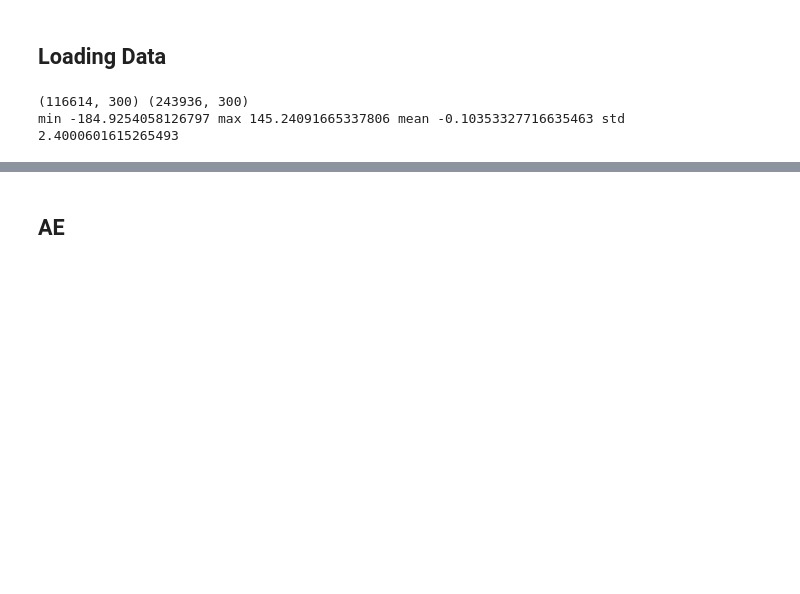
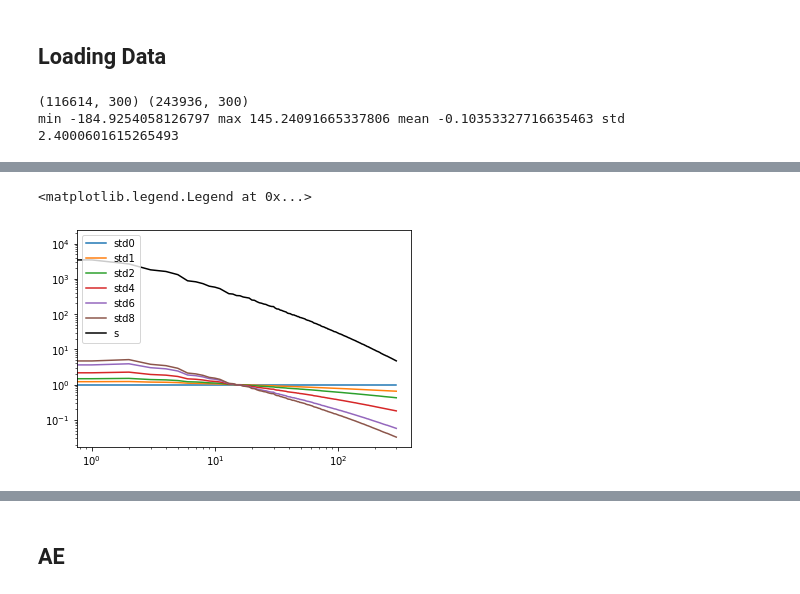
Before and after one commit to ViskaWei/AE, a Jupyter notebook: nb/explore_simple_ae_pipeline.ipynb, the cells around one changed output, grey strips where cells are left out. Cells and saved outputs as stored; diff of their text form; code cells hidden in the pictures; blank space fills up the shorter version.

```diff
--- a/nb/explore_simple_ae_pipeline.ipynb
+++ b/nb/explore_simple_ae_pipeline.ipynb
@@ -57,2 +45,0 @@ plt.plot(flux1[10])
-# %%
-std300 = flux1.std(axis=0)
@@ -60,0 +76,12 @@ flux_std = flux1 / std300
+# %%
+for rate in [0.0, 0.1, 0.2, 0.4, 2/3, 0.8]:
+    name = str(rate)[-1]
+    plt.plot(std300**rate, label=f'std{name}')
+
+plt.plot(s[:300]**0.5,label='s', color='k')
+plt.yscale('log')
+plt.xscale('log')
+plt.legend()
+# %% [output]
+<matplotlib.legend.Legend at 0x...>
+[figure, added]
```
Also changed, not shown: parts of 88 cells of this notebook, 12 other files.
